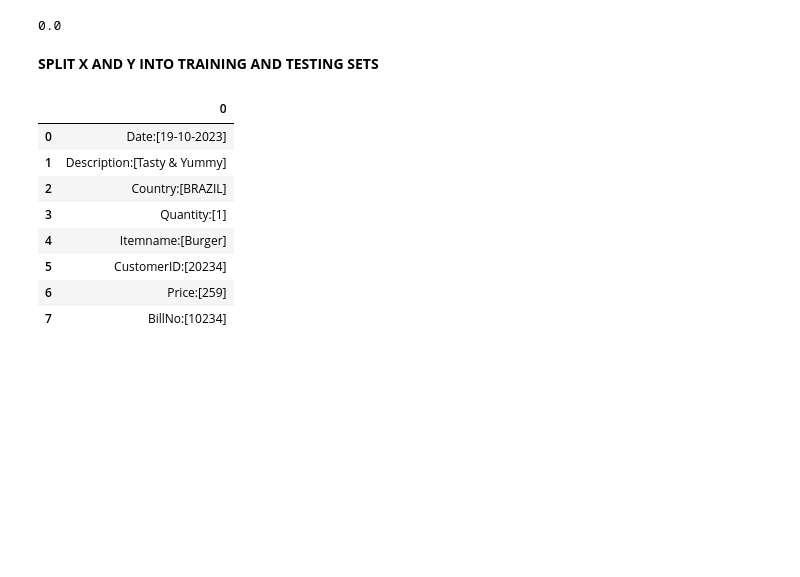
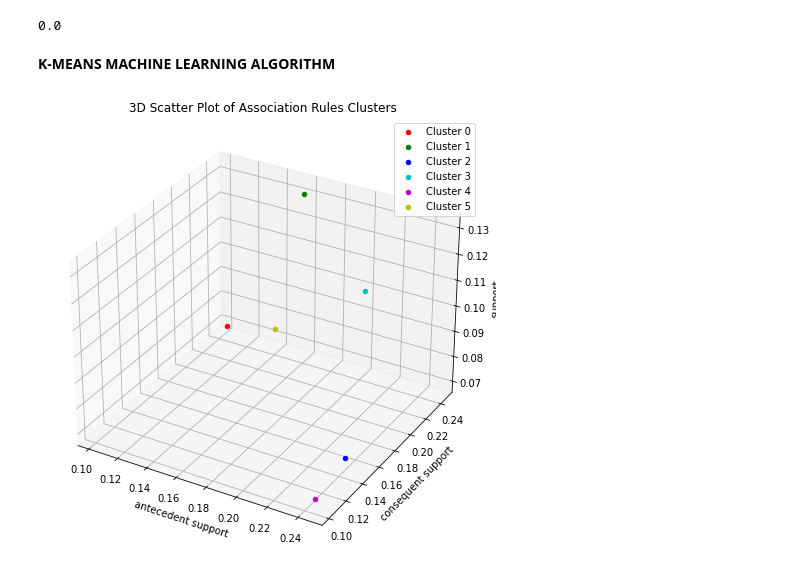
Before and after one commit to J-B-Mugundh/IBMAI101-Artificial-Intelligence, a Jupyter notebook: AI_Phase4.ipynb, the cells around one changed output. Drawn from its saved outputs; the diff is of its cells as text; code cells hidden in the pictures; blank space fills up the shorter version.

```diff
--- a/AI_Phase4.ipynb
+++ b/AI_Phase4.ipynb
@@ -267,14 +273,3 @@ plt.hist (y)
 ((y == 0).sum ()/len (y)) * 100
 # %% [output]
 0.0
-# %% [markdown]
-**SPLIT X AND Y INTO TRAINING AND TESTING SETS**
-# %%
-# Assuming you have a DataFrame 'dataset' and 'Outcome' is your target variable
-x = dataset.drop('Price', axis=1)  # Define your features (independent variables)
-y = dataset['Price']  # Define your target variable (dependent variable)
-
-# Now, you can split your data
-from sklearn.model_selection import train_test_split
-
-x_train, x_test, y_train, y_test = train_test_split(x, y, test_size=0.25, random_state=0)
@@ -283,14 +276,39 @@ from sklearn.linear_model import LogisticRegression #Import logistic regression
-# %%
-df = pd.DataFrame ({'BillNo:[10234]', 'Itemname:[Burger]', 'Quantity:[1]', 'Date:[19-10-2023]', 'Price:[259]', 'CustomerID:[20234]',
-       'Country:[BRAZIL]', 'Description:[Tasty & Yummy]'})
-df
-# %% [output]
-|  | 0 |
-| 0 | Date:[19-10-2023] |
-| 1 | Description:[Tasty & Yummy] |
-| 2 | Country:[BRAZIL] |
-| 3 | Quantity:[1] |
-| 4 | Itemname:[Burger] |
-| 5 | CustomerID:[20234] |
-| 6 | Price:[259] |
-| 7 | BillNo:[10234] |
+# %% [markdown]
+**K-MEANS MACHINE LEARNING ALGORITHM**
+# %%
+
+from mpl_toolkits.mplot3d import Axes3D
+from sklearn.cluster import KMeans
+
+# Assuming my_rules contains the association rules data with columns like 'antecedents', 'consequents', etc.
+# Create a binary target variable based on the 'lift' column (1 for lift > threshold, 0 otherwise)
+threshold = 1.2
+my_rules['target'] = my_rules['lift'].apply(lambda x: 1 if x > threshold else 0)
+
+# Select features and target variable
+features = ['antecedent support', 'consequent support', 'support', 'confidence', 'lift', 'leverage', 'conviction', 'zhangs_metric']
+x = my_rules[features]
+y = my_rules['target']
+
+# Cluster the association rules using KMeans
+n_clusters = 6
+kmeans = KMeans(n_clusters=n_clusters, random_state=0)
+my_rules['Cluster'] = kmeans.fit_predict(x)
+
+# Create a 3D scatter plot for the clustered data
+fig = plt.figure(figsize=(10, 8))
+ax = fig.add_subplot(111, projection='3d')
+
+colors = ['r', 'g', 'b', 'c', 'm', 'y', 'k']
+for cluster, color in zip(range(n_clusters), colors):
+    cluster_data = my_rules[my_rules['Cluster'] == cluster]
+    ax.scatter(cluster_data[features[0]], cluster_data[features[1]], cluster_data[features[2]], c=color, label=f'Cluster {cluster}')
+
+ax.set_xlabel(features[0])
+ax.set_ylabel(features[1])
+ax.set_zlabel(features[2])
+plt.legend()
+plt.title("3D Scatter Plot of Association Rules Clusters")
+plt.show()
+# %% [output]
+[figure, added]
```
Also changed, not shown: parts of 11 cells of this notebook.
